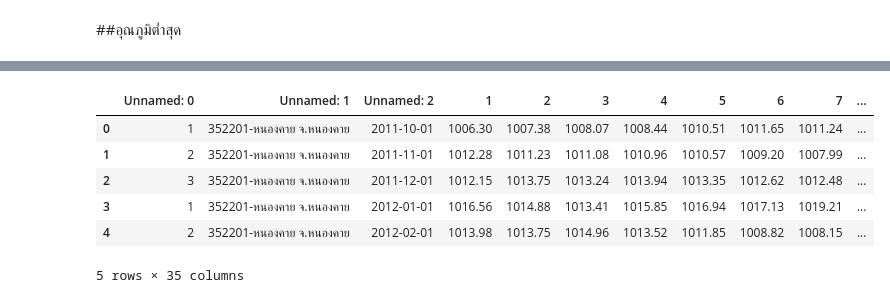
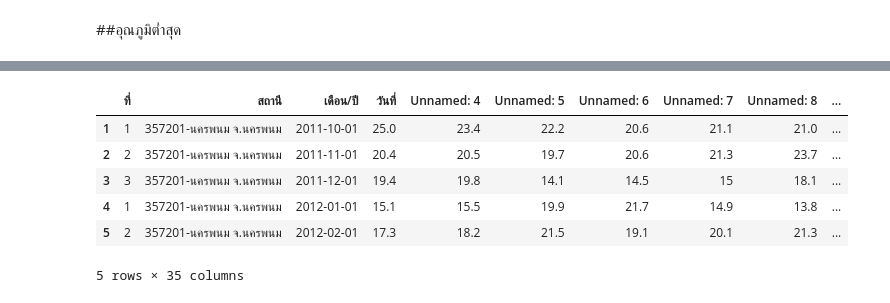
Before and after one commit to 1234567890qqqqqq/-links-colab, a Jupyter notebook: Quiz_Group_7_of_Midterm.ipynb, the cells around one changed output, grey strips where cells are left out. Cells and saved outputs as stored; diff of their text form; code cells hidden in the pictures.

```diff
--- a/Quiz_Group_7_of_Midterm.ipynb
+++ b/Quiz_Group_7_of_Midterm.ipynb
@@ -401,11 +1126,11 @@ df75.head()
 # %% [markdown]
 ##อุณภูมิต่ำสุด
 # %%
-df81 = pd.read_excel('/content/drive/MyDrive/2 65/จารต้น 2/bsc_DMPM_data/อุตุ/อุณหภูมิต่ำสุด(เซลเซียส)/จ.ขอนแก่น.xlsx',sheet_name='Sheet1',skiprows=4)
-df82 = pd.read_excel('/content/drive/MyDrive/2 65/จารต้น 2/bsc_DMPM_data/อุตุ/อุณหภูมิต่ำสุด(เซลเซียส)/จ.นครพนม.xlsx',sheet_name='Sheet1',skiprows=4)
-df83 = pd.read_excel('/content/drive/MyDrive/2 65/จารต้น 2/bsc_DMPM_data/อุตุ/อุณหภูมิต่ำสุด(เซลเซียส)/จ.สกล.xlsx',sheet_name='Sheet1',skiprows=4)
-df84 = pd.read_excel('/content/drive/MyDrive/2 65/จารต้น 2/bsc_DMPM_data/อุตุ/อุณหภูมิต่ำสุด(เซลเซียส)/จ.หนองคาย.xlsx',sheet_name='Sheet1',skiprows=4)
-df85 = pd.read_excel('/content/drive/MyDrive/2 65/จารต้น 2/bsc_DMPM_data/อุตุ/อุณหภูมิต่ำสุด(เซลเซียส)/จ.เลย.xlsx',sheet_name='Sheet1',skiprows=4)
+df81 = pd.read_excel('/content/drive/MyDrive/2 65/จารต้น 2/bsc_DMPM_data/อุตุ/อุณหภูมิต่ำสุด(เซลเซียส)/จ.ขอนแก่น.xlsx',sheet_name='Sheet1',skiprows=3).drop(0, axis=0)
+df82 = pd.read_excel('/content/drive/MyDrive/2 65/จารต้น 2/bsc_DMPM_data/อุตุ/อุณหภูมิต่ำสุด(เซลเซียส)/จ.นครพนม.xlsx',sheet_name='Sheet1',skiprows=3).drop(0, axis=0)
+df83 = pd.read_excel('/content/drive/MyDrive/2 65/จารต้น 2/bsc_DMPM_data/อุตุ/อุณหภูมิต่ำสุด(เซลเซียส)/จ.สกล.xlsx',sheet_name='Sheet1',skiprows=3).drop(0, axis=0)
+df84 = pd.read_excel('/content/drive/MyDrive/2 65/จารต้น 2/bsc_DMPM_data/อุตุ/อุณหภูมิต่ำสุด(เซลเซียส)/จ.หนองคาย.xlsx',sheet_name='Sheet1',skiprows=3).drop(0, axis=0)
+df85 = pd.read_excel('/content/drive/MyDrive/2 65/จารต้น 2/bsc_DMPM_data/อุตุ/อุณหภูมิต่ำสุด(เซลเซียส)/จ.เลย.xlsx',sheet_name='Sheet1',skiprows=3).drop(0, axis=0)
 # %%
 df81.head()
 # %% [output]
@@ -471,12 +1196,12 @@ df111.head()
 5 rows × 35 columns
 # %%
-df122 = df12.fillna(method='ffill')
-df122.head()
+df822 = df82.fillna(method='ffill')
+df822.head()
 # %% [output]
-|  | Unnamed: 0 | Unnamed: 1 | Unnamed: 2 | 1 | 2 | 3 | 4 | 5 | 6 | 7 | ... |
-| 0 | 1 | 352201-หนองคาย จ.หนองคาย | 2011-10-01 | 1006.30 | 1007.38 | 1008.07 | 1008.44 | 1010.51 | 1011.65 | 1011.24 | ... |
-| 1 | 2 | 352201-หนองคาย จ.หนองคาย | 2011-11-01 | 1012.28 | 1011.23 | 1011.08 | 1010.96 | 1010.57 | 1009.20 | 1007.99 | ... |
-| 2 | 3 | 352201-หนองคาย จ.หนองคาย | 2011-12-01 | 1012.15 | 1013.75 | 1013.24 | 1013.94 | 1013.35 | 1012.62 | 1012.48 | ... |
-| 3 | 1 | 352201-หนองคาย จ.หนองคาย | 2012-01-01 | 1016.56 | 1014.88 | 1013.41 | 1015.85 | 1016.94 | 1017.13 | 1019.21 | ... |
-| 4 | 2 | 352201-หนองคาย จ.หนองคาย | 2012-02-01 | 1013.98 | 1013.75 | 1014.96 | 1013.52 | 1011.85 | 1008.82 | 1008.15 | ... |
+|  | ที่ | สถานี | เดือน/ปี | วันที่ | Unnamed: 4 | Unnamed: 5 | Unnamed: 6 | Unnamed: 7 | Unnamed: 8 | ... |
+| 1 | 1 | 357201-นครพนม จ.นครพนม | 2011-10-01 | 25.0 | 23.4 | 22.2 | 20.6 | 21.1 | 21.0 | ... |
+| 2 | 2 | 357201-นครพนม จ.นครพนม | 2011-11-01 | 20.4 | 20.5 | 19.7 | 20.6 | 21.3 | 23.7 | ... |
+| 3 | 3 | 357201-นครพนม จ.นครพนม | 2011-12-01 | 19.4 | 19.8 | 14.1 | 14.5 | 15 | 18.1 | ... |
+| 4 | 1 | 357201-นครพนม จ.นครพนม | 2012-01-01 | 15.1 | 15.5 | 19.9 | 21.7 | 14.9 | 13.8 | ... |
+| 5 | 2 | 357201-นครพนม จ.นครพนม | 2012-02-01 | 17.3 | 18.2 | 21.5 | 19.1 | 20.1 | 21.3 | ... |
 5 rows × 35 columns
```
Also changed, not shown: parts of 145 cells of this notebook.
